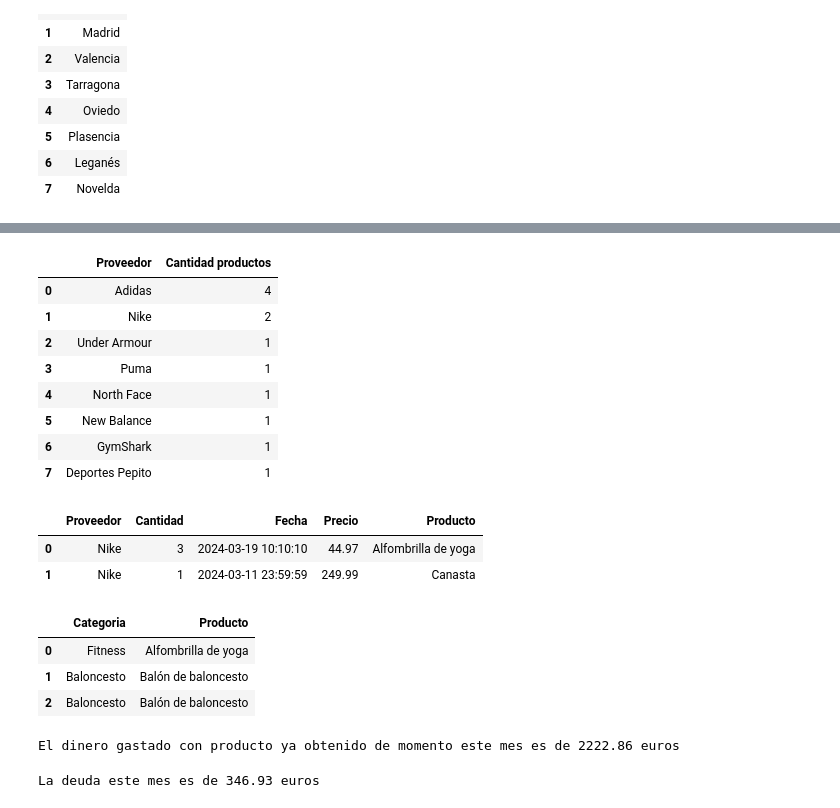
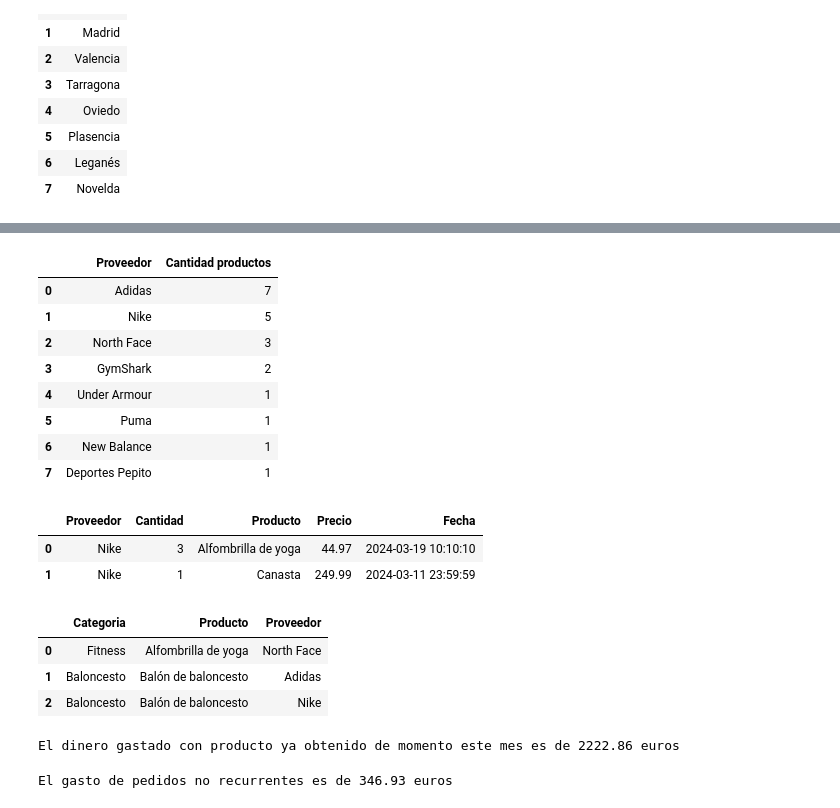
Before and after one commit to mariasanvals/Modelo_BD, a Jupyter notebook: bd_decathlon.ipynb, the cells around one changed output, grey strips where cells are left out. Drawn from its saved outputs; the diff is of its cells as text; code cells hidden in the pictures.

```diff
--- a/bd_decathlon.ipynb
+++ b/bd_decathlon.ipynb
@@ -320,57 +283,59 @@ sql_query(query)
 # %%
-#Cantidad de productos pedidos agrupados por proveedor
+#Cantidad total de productos pedidos agrupados por proveedor
 query = '''
-SELECT a.nombre AS Proveedor, COUNT(b.cantidad) AS "Cantidad productos"
+SELECT a.nombre AS Proveedor, SUM(b.cantidad) AS "Cantidad productos"
 FROM Proveedor as a
-INNER JOIN Facturas b ON b.ID_Proveedor = a.ID_Proveedor
+LEFT JOIN Facturas b
+ON b.ID_Proveedor = a.ID_Proveedor
 GROUP BY a.nombre
 ORDER BY 2 DESC
 '''
 sql_query(query)
 # %% [output]
 |  | Proveedor | Cantidad productos |
-| 0 | Adidas | 4 |
-| 1 | Nike | 2 |
-| 2 | Under Armour | 1 |
-| 3 | Puma | 1 |
-| 4 | North Face | 1 |
-| 5 | New Balance | 1 |
-| 6 | GymShark | 1 |
+| 0 | Adidas | 7 |
+| 1 | Nike | 5 |
+| 2 | North Face | 3 |
+| 3 | GymShark | 2 |
+| 4 | Under Armour | 1 |
+| 5 | Puma | 1 |
+| 6 | New Balance | 1 |
 | 7 | Deportes Pepito | 1 |
 # %%
-#Facturas emitidas solo por Nike que no han sido entregadas
+#Facturas emitidas solo por Nike que no son recurrentes
 query = '''
-SELECT  a.nombre as Proveedor, b.cantidad, b.fecha, b.total_factura as Precio, c.nombre as Producto
+SELECT a.nombre as Proveedor, b.cantidad, c.nombre as Producto, b.total_factura as Precio, b.fecha
 FROM Proveedor AS a
 LEFT JOIN Facturas AS b
 ON a.ID_proveedor = b.ID_proveedor
 LEFT JOIN Productos AS c
 ON b.ID_producto = c.ID_producto
-WHERE a.nombre == "Nike" AND b.Entregado == False
+WHERE a.nombre == "Nike" AND b.Pedido_recurrente == False
 ORDER BY 2 DESC
 
 '''
 sql_query(query)
 # %% [output]
-|  | Proveedor | Cantidad | Fecha | Precio | Producto |
-| 0 | Nike | 3 | 2024-03-19 10:10:10 | 44.97 | Alfombrilla de yoga |
-| 1 | Nike | 1 | 2024-03-11 23:59:59 | 249.99 | Canasta |
+|  | Proveedor | Cantidad | Producto | Precio | Fecha |
+| 0 | Nike | 3 | Alfombrilla de yoga | 44.97 | 2024-03-19 10:10:10 |
+| 1 | Nike | 1 | Canasta | 249.99 | 2024-03-11 23:59:59 |
 # %%
-#Productos ya entregados que son de categoría Fitness o Baloncesto
+#Productos recurrentes que son de categoría Fitness o Baloncesto
 query = '''
-SELECT  a.nombre_categoria as Categoria, b.nombre as Producto
+SELECT  a.nombre_categoria as Categoria, b.nombre as Producto, d.nombre as Proveedor
 FROM Categoria AS a
 LEFT JOIN Productos AS b
 ON a.ID_categoria = b.ID_categoria
 LEFT JOIN Facturas AS c
 ON b.ID_producto = c.ID_producto
-WHERE a.nombre_categoria in ("Fitness","Baloncesto") AND c.entregado == True
-
+LEFT JOIN Proveedor as d
+ON d.ID_Proveedor = c.ID_Proveedor
+WHERE a.nombre_categoria in ("Fitness","Baloncesto") AND c.Pedido_recurrente == True
 '''
 sql_query(query)
 # %% [output]
-|  | Categoria | Producto |
-| 0 | Fitness | Alfombrilla de yoga |
-| 1 | Baloncesto | Balón de baloncesto |
-| 2 | Baloncesto | Balón de baloncesto |
+|  | Categoria | Producto | Proveedor |
+| 0 | Fitness | Alfombrilla de yoga | North Face |
+| 1 | Baloncesto | Balón de baloncesto | Adidas |
+| 2 | Baloncesto | Balón de baloncesto | Nike |
 # %%
@@ -391,19 +356,19 @@ print(f"El dinero gastado con producto ya obtenido de momento este mes es de {ga
 # %% [output]
 El dinero gastado con producto ya obtenido de momento este mes es de 2222.86 euros
 # %%
-#Gasto pendiente de producto ya pedido pero no obtenido
+#Gasto pendiente de producto de pedidos no recurrentes
 query = '''
-SELECT  a.nombre as Proveedor, c.nombre as Producto, b.total_factura as "Dinero por gastar"
+SELECT  a.nombre as Proveedor, c.nombre as Producto, b.total_factura as "Dinero Gastado"
 FROM Proveedor AS a
 LEFT JOIN Facturas AS b
 ON a.ID_proveedor = b.ID_proveedor
 LEFT JOIN Productos AS c
 ON b.ID_producto = c.ID_producto
-WHERE b.entregado == False
+WHERE b.Pedido_recurrente == False
 
 '''
 df = sql_query(query)
-gastos = df["Dinero por gastar"].sum()
-print(f"La deuda este mes es de {gastos} euros")
+gastos = df["Dinero Gastado"].sum()
+print(f"El gasto de pedidos no recurrentes es de {gastos} euros")
 # %% [output]
-La deuda este mes es de 346.93 euros
+El gasto de pedidos no recurrentes es de 346.93 euros
```
Also changed, not shown: parts of 14 cells of this notebook, 2 other files.
